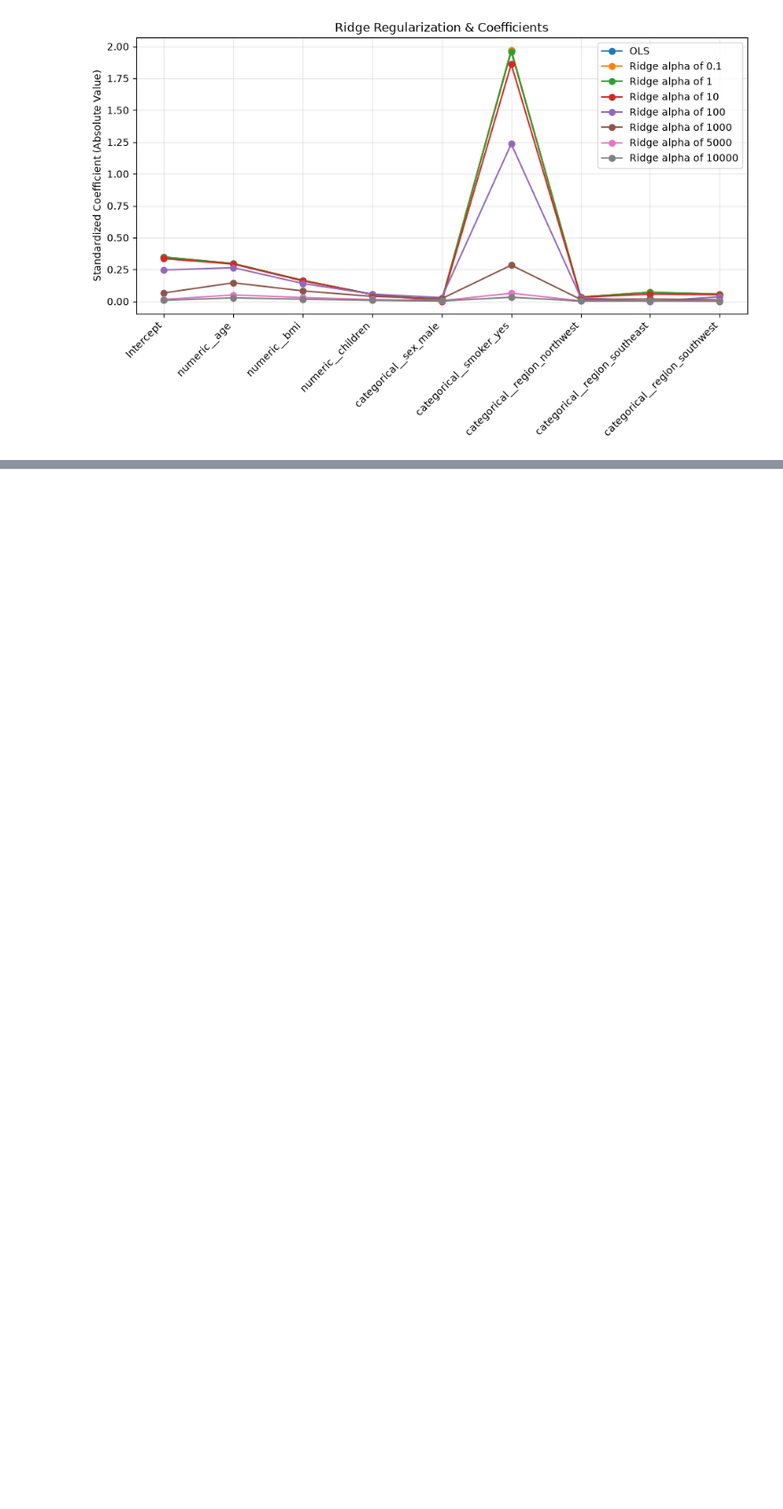
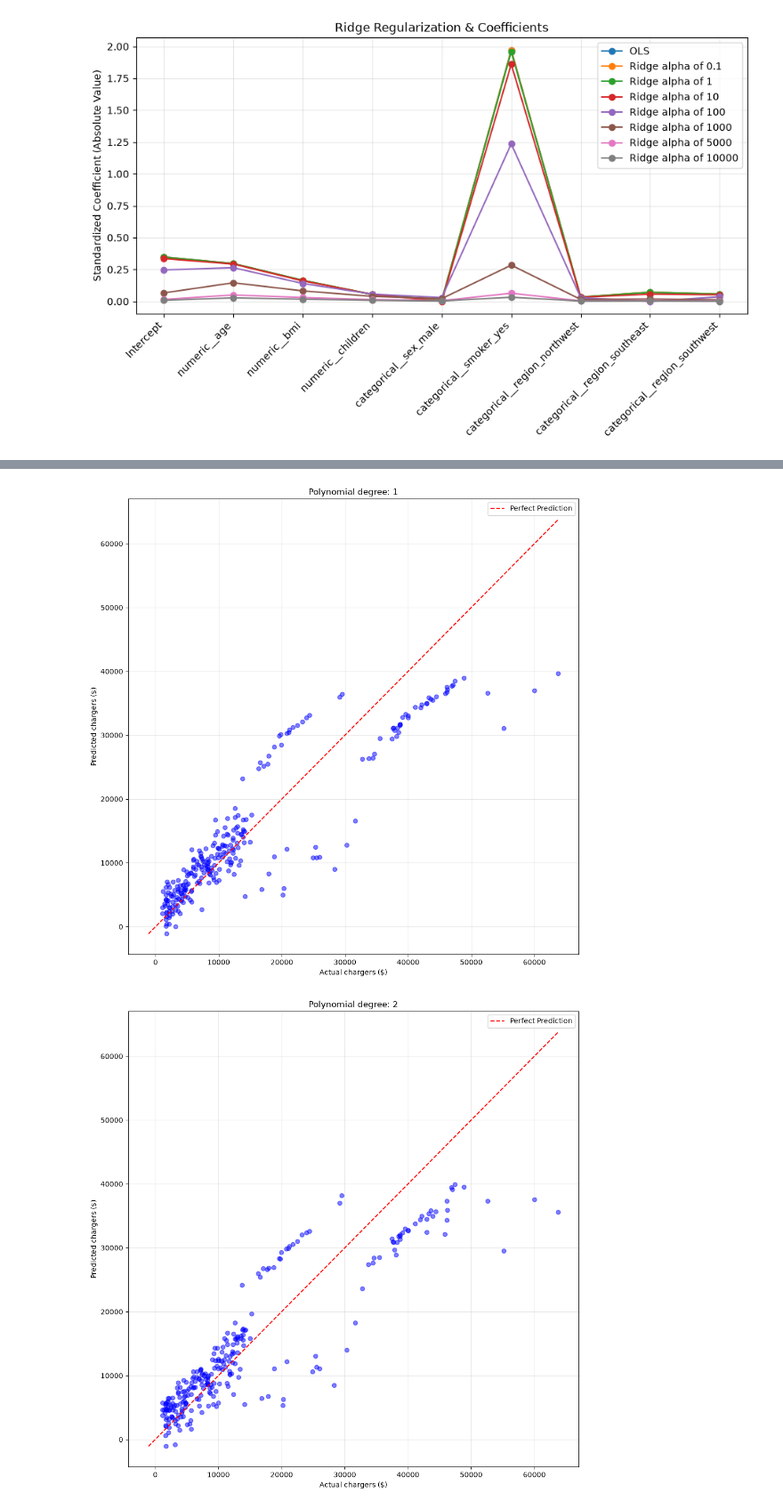
Before and after one commit to FMarkett11/CS412_Medical_Insurance_Predictor_Comparison, a Jupyter notebook: MedInsurance.ipynb, the cells around one changed output, grey strips where cells are left out. Shown at 89% size. Saved outputs shown, nothing was run; the diff lists cells and outputs as text; code cells hidden in the pictures; blank space fills up the shorter version.

```diff
--- a/MedInsurance.ipynb
+++ b/MedInsurance.ipynb
@@ -388,0 +496,8 @@ plt.show()
+# %%
+#Visuals for test predictions for each degree
+for degree in degrees:
+    prediction = polynomialModels[degree].predict(X_test)
+    plot_actual_predicted(Y_test, prediction, f"Polynomial degree: {degree}")
+# %% [output]
+[figure, added]
+[figure, added]
```
Also changed, not shown: parts of 5 cells of this notebook.
